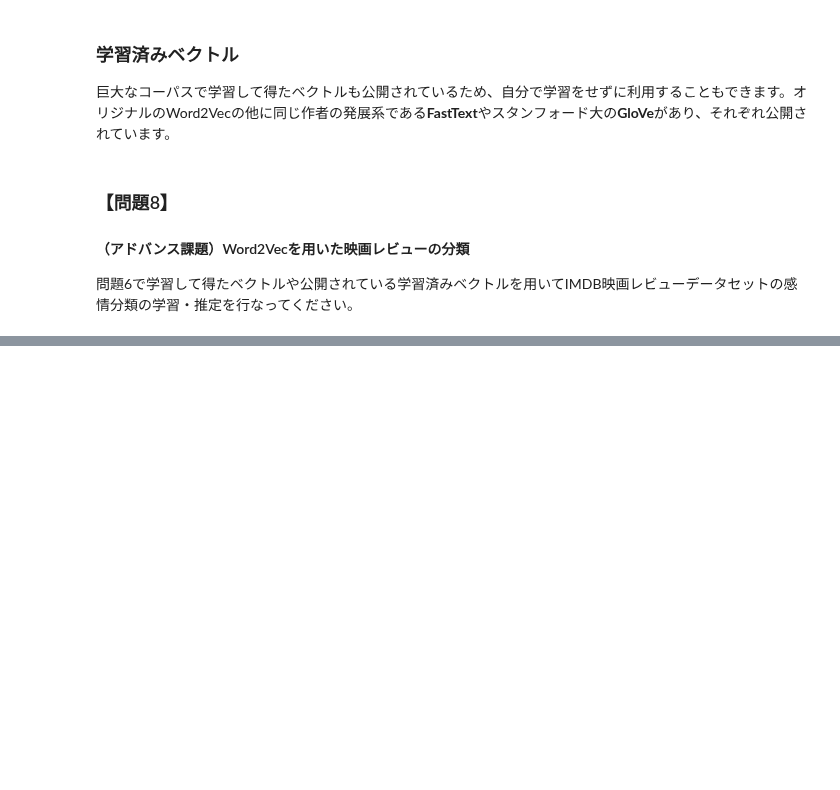
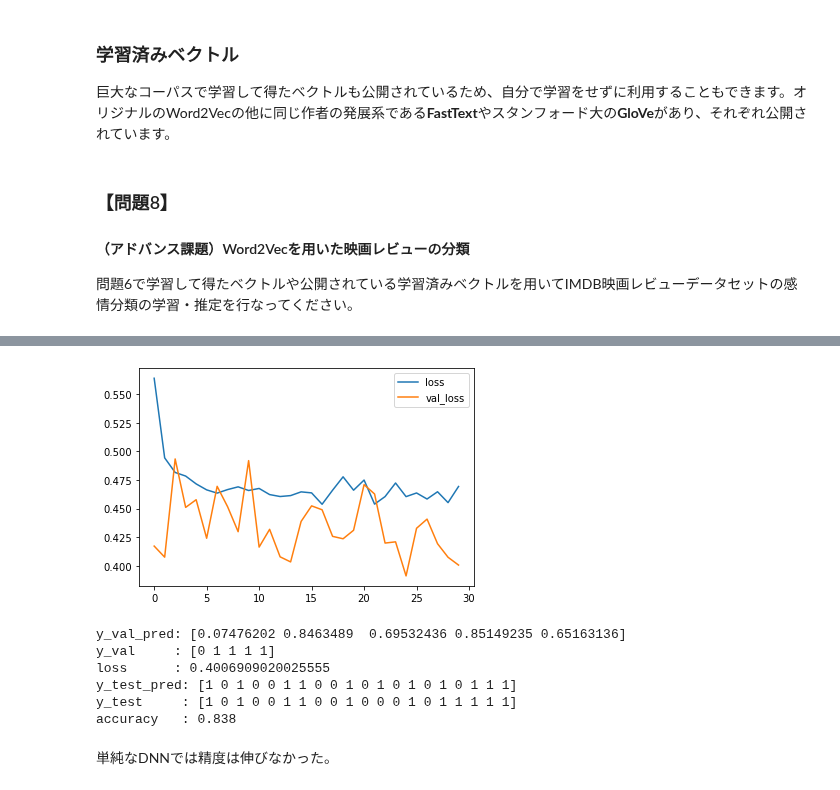
Before and after one commit to taiki-nakaso/diveintocode-ml, a Jupyter notebook: src/term2/sprint21/sprint21.ipynb, the cells around one changed output, grey strips where cells are left out. Saved outputs shown, nothing was run; the diff lists cells and outputs as text; code cells hidden in the pictures; blank space fills up the shorter version.

```diff
--- a/src/term2/sprint21/sprint21.ipynb
+++ b/src/term2/sprint21/sprint21.ipynb
@@ -958,0 +1001,10 @@ plt.show()
+# %%
+# データ作成
+X_train_vec = get_sentence_vec(X_train_list, model, remove_stop=True)
+y_train = train_review.target.reshape(-1, 1)
+X_train_vec, X_val_vec, y_train, y_val = train_test_split(X_train_vec, y_train)
+print(X_train_vec.shape, y_train.shape)
+print(X_val_vec.shape, y_val.shape)
+X_test_vec = get_sentence_vec(X_test_list, model, remove_stop=True)
+y_test = test_review.target.reshape(-1, 1)
+print(X_test_vec.shape, y_test.shape)
@@ -958,0 +1015,28 @@ plt.show()
+# %%
+# 学習 DNN
+import tensorflow as tf
+from tensorflow.keras import backend as K
+K.clear_session()
+k_model = tf.keras.Sequential()
+k_model.add(tf.keras.layers.Dense(100, activation = tf.nn.relu, input_shape=(X_train_vec.shape[1],)))
+k_model.add(tf.keras.layers.Dropout(0.5))
+k_model.add(tf.keras.layers.Dense(80, activation = tf.nn.relu))
+k_model.add(tf.keras.layers.Dropout(0.5))
+k_model.add(tf.keras.layers.Dense(60, activation = tf.nn.relu))
+k_model.add(tf.keras.layers.Dropout(0.5))
+k_model.add(tf.keras.layers.Dense(40, activation = tf.nn.relu))
+k_model.add(tf.keras.layers.Dropout(0.5))
+k_model.add(tf.keras.layers.Dense(20, activation = tf.nn.relu))
+k_model.add(tf.keras.layers.Dropout(0.5))
+k_model.add(tf.keras.layers.Dense(1, activation = tf.nn.sigmoid))
+k_model.summary()
+
+k_model.compile(loss='binary_crossentropy',
+              optimizer=tf.train.AdamOptimizer(learning_rate=0.003),
+              metrics=['accuracy'])
+
+k_history = k_model.fit(X_train_vec, y_train,
+                      batch_size=8,
+                      epochs=30,
+                      verbose=1,
+                      validation_data=(X_val_vec, y_val))
@@ -958,0 +1061,27 @@ plt.show()
+# %%
+plt.plot(k_history.history['loss'], label='loss')
+plt.plot(k_history.history['val_loss'], label='val_loss')
+plt.legend()
+plt.show()
+# %% [output]
+[figure, added]
+# %%
+# validation(loss)
+y_val_pred = k_model.predict(X_val_vec)[:, 0]
+print("y_val_pred:", y_val_pred[:5])
+print("y_val     :", y_val[:5].flatten())
+print("loss      :", log_loss(y_val, y_val_pred, eps=1e-7))
+# test(acc)
+y_test_pred = np.where(k_model.predict(X_test_vec)[:, 0] > 0.5, 1, 0)
+print("y_test_pred:", y_test_pred[:20])
+print("y_test     :", y_test[:20].flatten())
+print("accuracy   :", accuracy_score(y_test, y_test_pred))
+# %% [output]
+y_val_pred: [0.07476202 0.8463489  0.69532436 0.85149235 0.65163136]
+y_val     : [0 1 1 1 1]
+loss      : 0.4006909020025555
+y_test_pred: [1 0 1 0 0 1 1 0 0 1 0 1 0 1 0 1 0 1 1 1]
+y_test     : [1 0 1 0 0 1 1 0 0 1 0 0 0 1 0 1 1 1 1 1]
+accuracy   : 0.838
+# %% [markdown]
+単純なDNNでは精度は伸びなかった。
```
Also changed, not shown: parts of 17 cells of this notebook.
